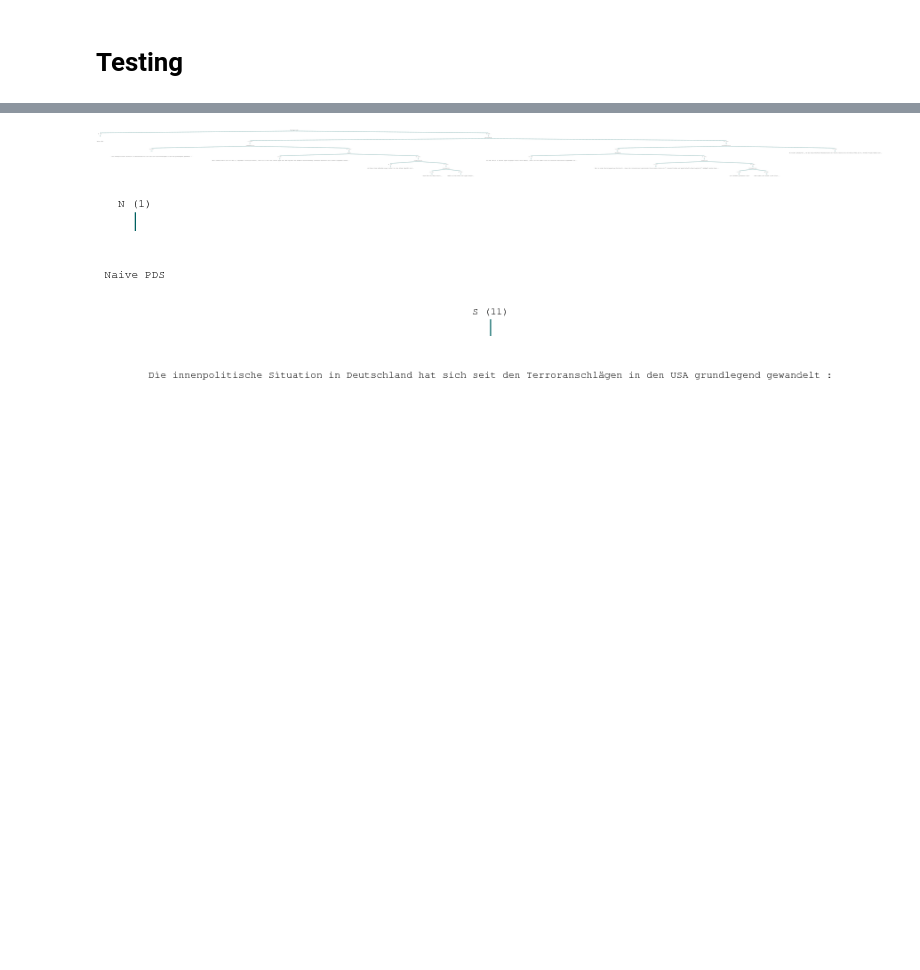
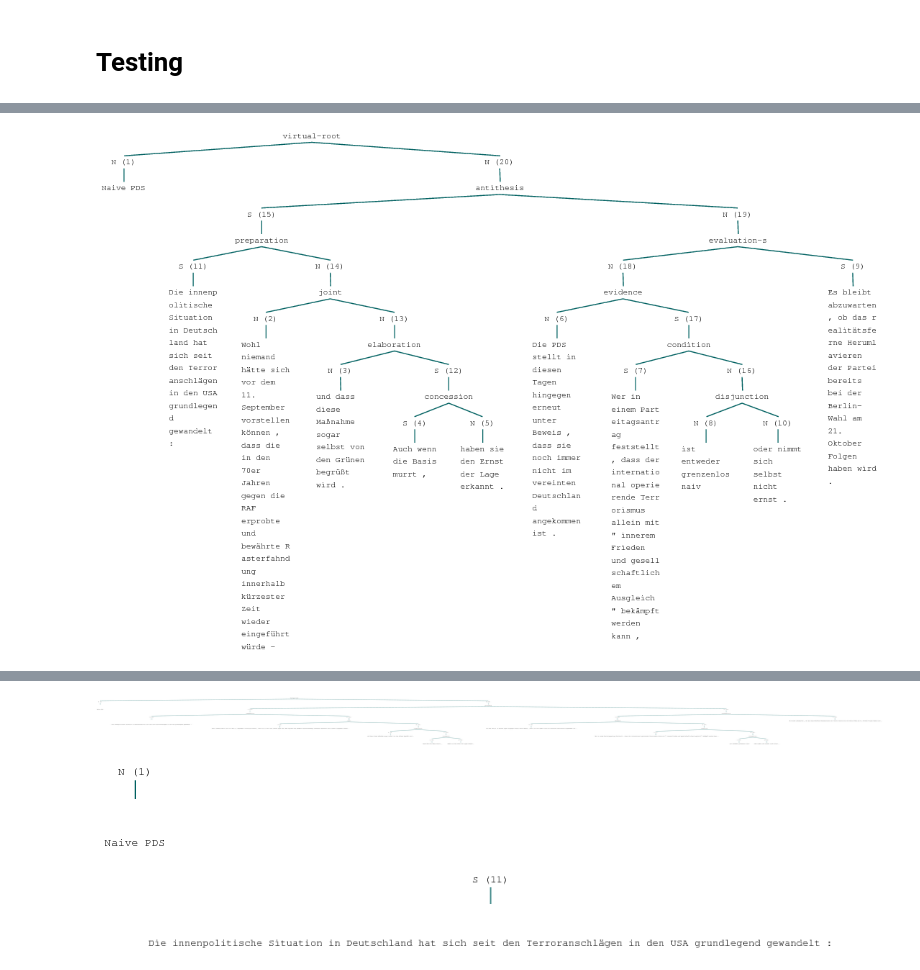
Before and after one commit to arne-cl/alt-mulig, a Jupyter notebook: discoursegraphs/rst2tree/rs3-trees-now-for-real.ipynb, the cells around one changed output, grey strips where cells are left out. Cells and saved outputs as stored; diff of their text form; code cells hidden in the pictures; blank space fills up the shorter version.

```diff
--- a/discoursegraphs/rst2tree/rs3-trees-now-for-real.ipynb
+++ b/discoursegraphs/rst2tree/rs3-trees-now-for-real.ipynb
@@ -11,0 +20,4 @@ RS3_EXAMPLE_FILE = '/usr/local/lib/python2.7/dist-packages/discoursegraphs-0.3.2
+# %%
+RSTTree(RS3_EXAMPLE_FILE, word_wrap=10)
+# %% [output]
+[figure, added]
```
Also changed, not shown: parts of 27 cells of this notebook, 1 other file.
